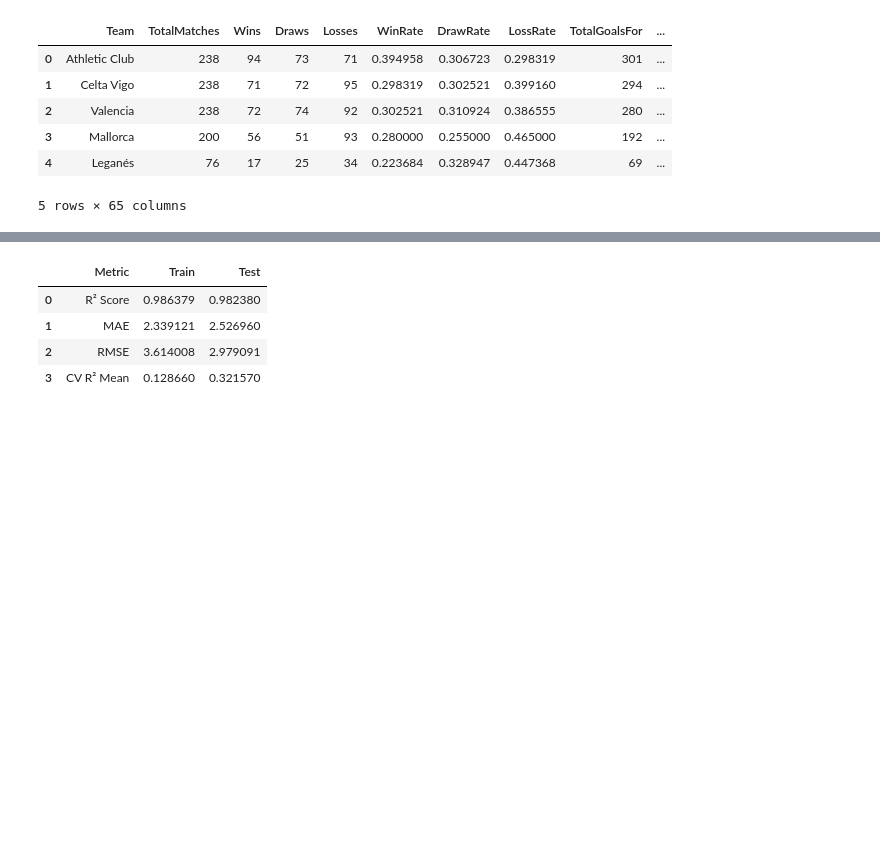
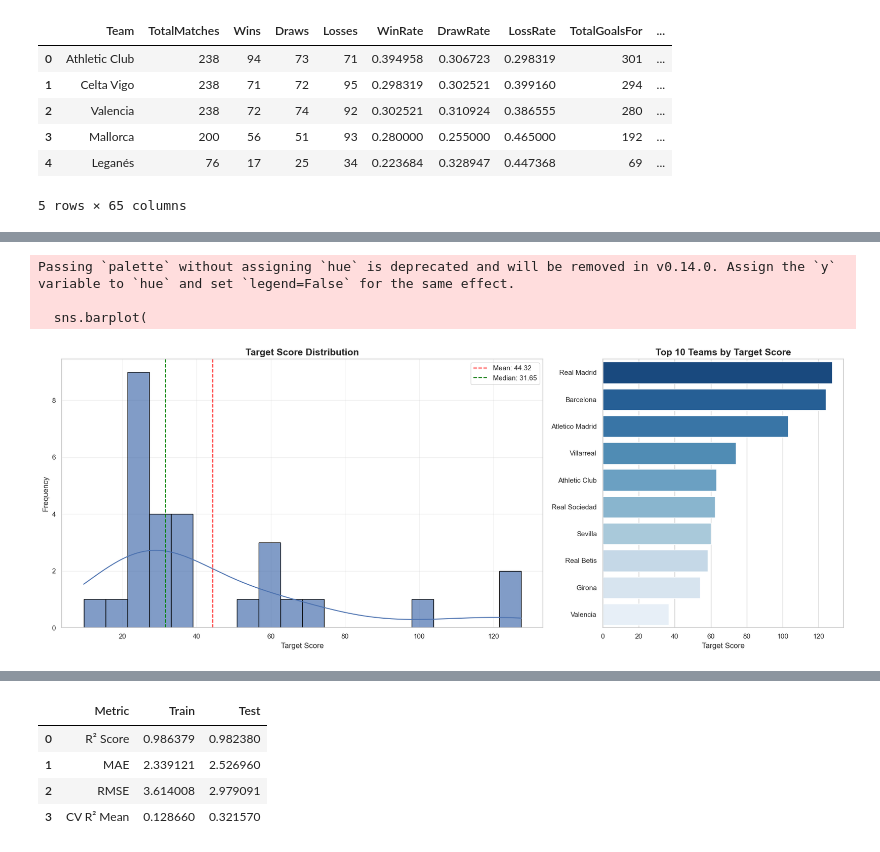
Before and after one commit to Divyanshu-Kumar19/LaLiga-Analysis, a Jupyter notebook: Analysis/src/modelling.ipynb, the cells around one changed output, grey strips where cells are left out. Drawn from its saved outputs; the diff is of its cells as text; code cells hidden in the pictures; blank space fills up the shorter version.

```diff
--- a/Analysis/src/modelling.ipynb
+++ b/Analysis/src/modelling.ipynb
@@ -47,3 +47,21 @@ data.head()
 | 3 | Mallorca | 200 | 56 | 51 | 93 | 0.280000 | 0.255000 | 0.465000 | 192 | ... |
 | 4 | Leganés | 76 | 17 | 25 | 34 | 0.223684 | 0.328947 | 0.447368 | 69 | ... |
 5 rows × 65 columns
+# %%
+data = (
+    performance.merge(squad, on="Team", how="left")
+    .merge(financial, on="Team", how="left")
+    .merge(xg_data, on="Team", how="left")
+)
+
+data = data.fillna(data.median(numeric_only=True))
+data = data.fillna(0)
+
+data["TargetScore"] = (
+    data["WinRate"] * 40
+    + data["PointsPerGame"] * 25
+    + data["GoalDifference"] * 0.15
+    + data.get("xGDifference", 0) * 0.20
+)
+
+data.head()
@@ -49,0 +76,46 @@ data.head()
+# %%
+fig, axes = plt.subplots(1, 2, figsize=(18, 7), gridspec_kw={"width_ratios": [2, 1]})
+mean_score = data["TargetScore"].mean()
+median_score = data["TargetScore"].median()
+
+sns.histplot(
+    data["TargetScore"],
+    bins=20,
+    kde=True,
+    ax=axes[0],
+    palette="muted",
+    alpha=0.7,
+    edgecolor="black",
+)
+axes[0].axvline(
+    mean_score, linestyle="--", color="red", label=f"Mean: {mean_score:.2f}"
+)
+axes[0].axvline(
+    median_score, linestyle="--", color="green", label=f"Median: {median_score:.2f}"
+)
+axes[0].set_title("Target Score Distribution", fontsize=15, fontweight="bold")
+axes[0].set_xlabel("Target Score", fontsize=12)
+axes[0].set_ylabel("Frequency", fontsize=12)
+axes[0].legend()
+axes[0].grid(alpha=0.3)
+
+palette = sns.color_palette("Blues_r", n_colors=10)
+top10 = data.nlargest(10, "TargetScore").sort_values("TargetScore", ascending=False)
+sns.barplot(
+    y=top10["Team"],
+    x=top10["TargetScore"],
+    ax=axes[1],
+    palette=palette,
+    order=top10["Team"],
+)
+axes[1].set_title("Top 10 Teams by Target Score", fontsize=15, fontweight="bold")
+axes[1].set_xlabel("Target Score", fontsize=12)
+axes[1].set_ylabel("")
+
+plt.tight_layout()
+plt.show()
+# %% [output]
+Passing `palette` without assigning `hue` is deprecated and will be removed in v0.14.0. Assign the `y` variable to `hue` and set `legend=False` for the same effect.
+
+  sns.barplot(
+[figure, added]
```
Also changed, not shown: parts of 18 cells of this notebook, 24 other files.
